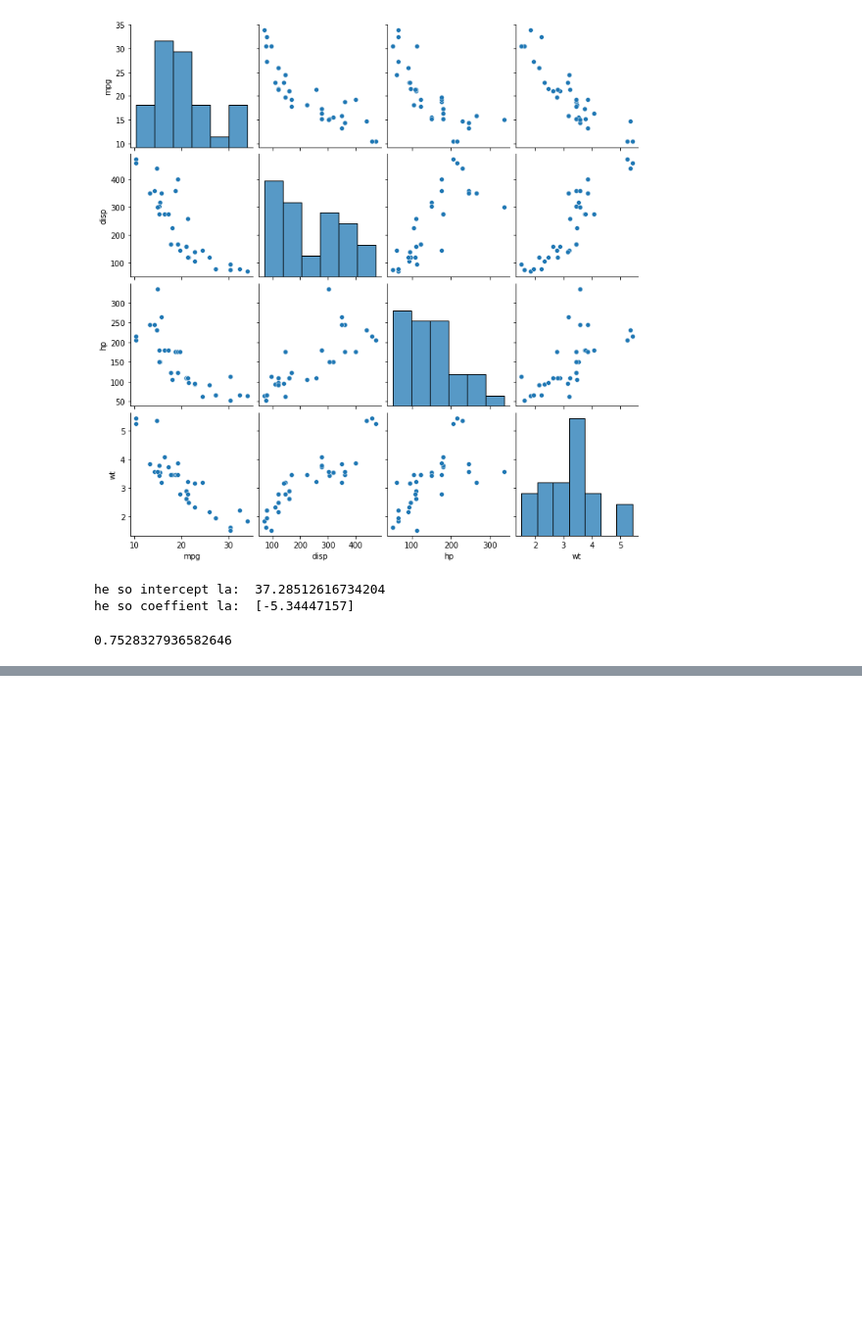
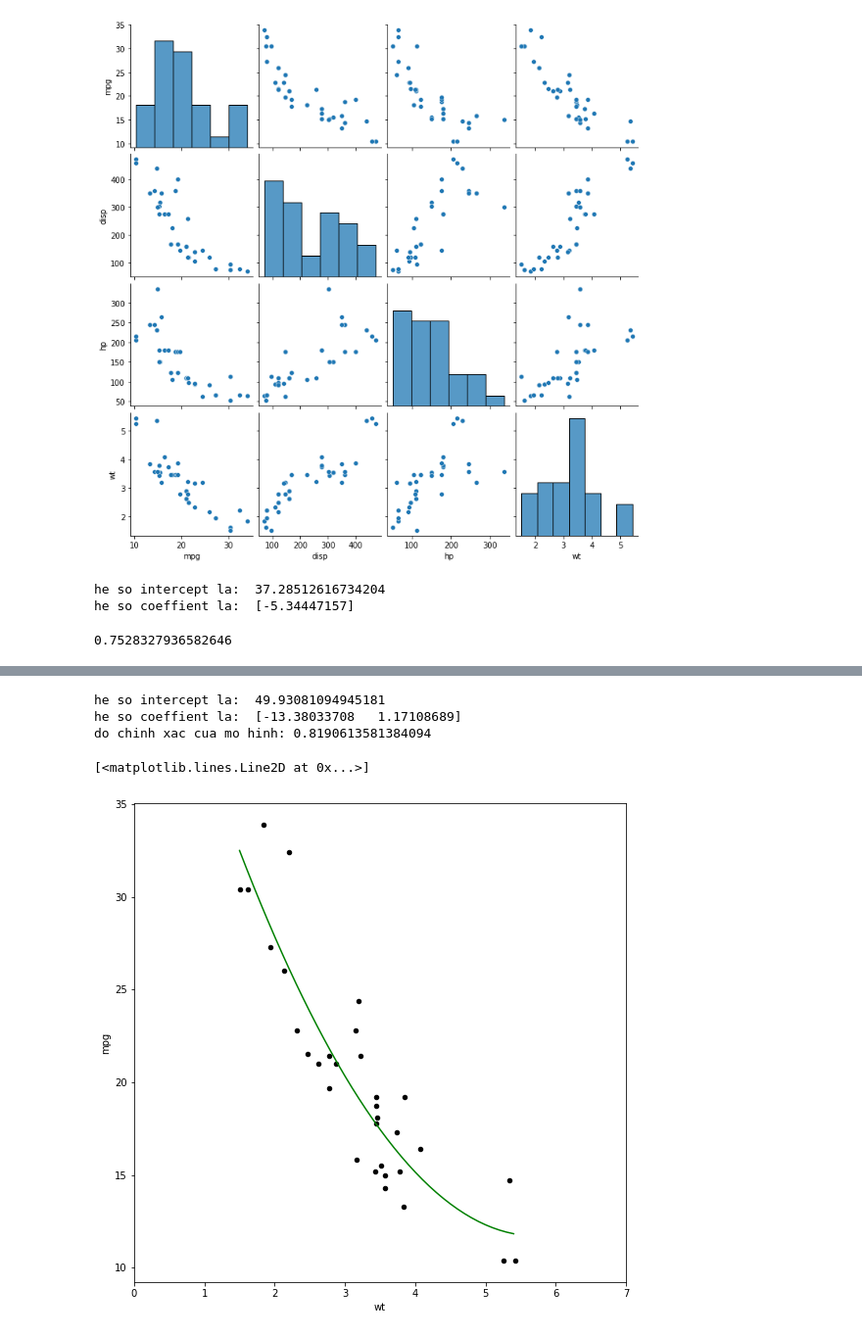
Before and after one commit to pdthang26/Artificial-Intellignece-ST7-1234, a Jupyter notebook: AI_ST7_17_03_23.ipynb, the cells around one changed output, grey strips where cells are left out. Shown: that part at 98% size. Cells and saved outputs as stored; diff of their text form; code cells hidden in the pictures; blank space fills up the shorter version.

```diff
--- a/AI_ST7_17_03_23.ipynb
+++ b/AI_ST7_17_03_23.ipynb
@@ -56,0 +65,22 @@ model.score(X = pd.DataFrame(data['wt']), y= data['mpg'])
+# %%
+model = linear_model.LinearRegression()
+X = pd.DataFrame([data['wt'], data['wt']**2]).T
+y=data['mpg']
+model.fit(X, y)
+print('he so intercept la: ', model.intercept_)
+print('he so coeffient la: ', model.coef_)
+print('do chinh xac cua mo hinh:', model.score(X,y))
+# %% [output]
+he so intercept la:  49.93081094945181
+he so coeffient la:  [-13.38033708   1.17108689]
+do chinh xac cua mo hinh: 0.8190613581384094
+# %%
+import numpy as np
+range = np.arange(1.5,5.5, 0.1)
+X_range = pd.DataFrame([range, range**2]).T
+y_pred = model.predict(X= X_range)
+data.plot(kind = 'scatter', x= 'wt', y ='mpg', figsize= (9,9), color = "black", xlim = (0,7))
+plt.plot(range, y_pred, color = 'green')
+# %% [output]
+[<matplotlib.lines.Line2D at 0x...>]
+[figure, added]
```
Also changed, not shown: parts of 8 cells of this notebook.
